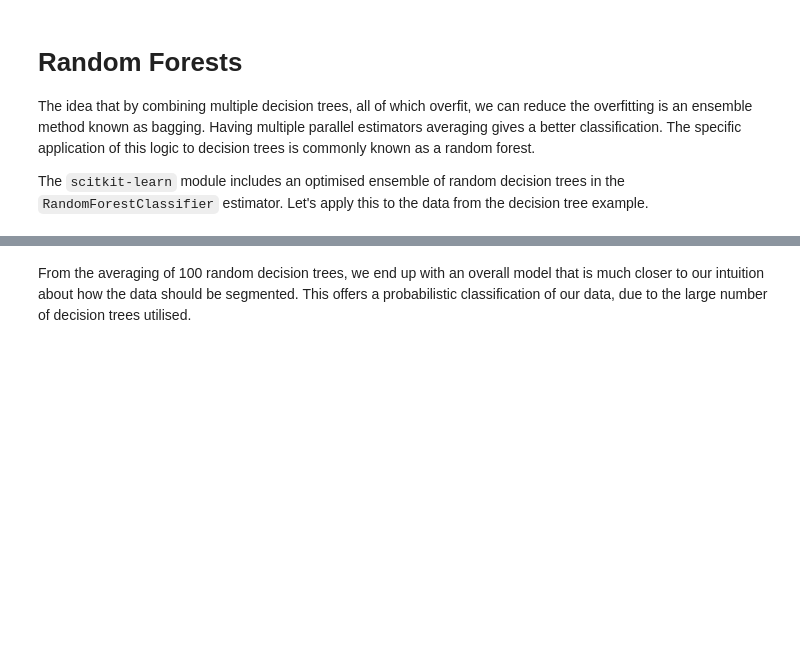
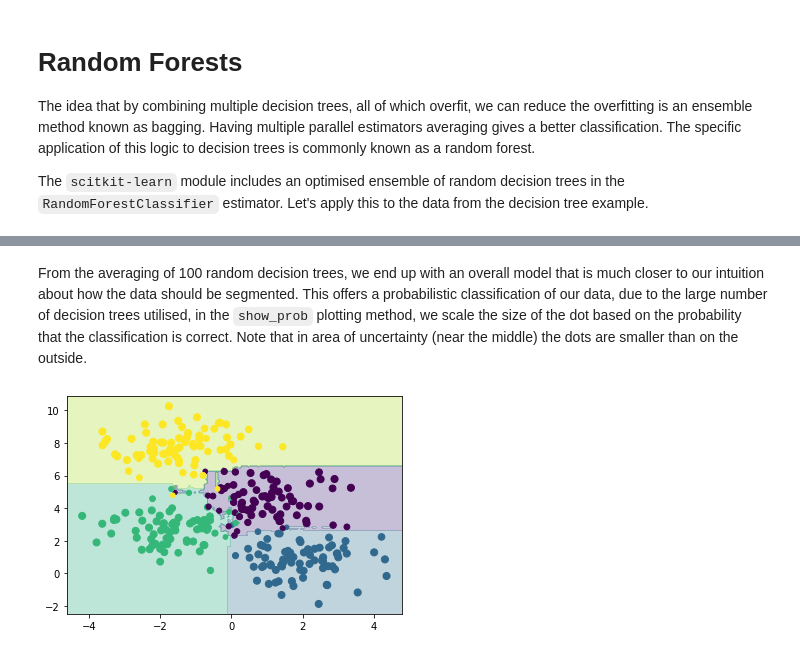
Before and after one commit to arm61/trad_ml_methods, a Jupyter notebook: random_forest.ipynb, the cells around one changed output, grey strips where cells are left out. Drawn from its saved outputs; the diff is of its cells as text; code cells hidden in the pictures; blank space fills up the shorter version.

Commit message:
probability mention

```diff
--- a/random_forest.ipynb
+++ b/random_forest.ipynb
@@ -23,3 +23,10 @@ show(model, X, y, axes)
 # %% [markdown]
 From the averaging of 100 random decision trees, we end up with an overall model that is much closer to our intuition about how the data should be segmented.
-This offers a probabilistic classification of our data, due to the large number of decision trees utilised.
+This offers a probabilistic classification of our data, due to the large number of decision trees utilised, in the `show_prob` plotting method, we scale the size of the dot based on the probability that the classification is correct.
+Note that in area of uncertainty (near the middle) the dots are smaller than on the outside.
+# %%
+fig, axes = plt.subplots(1, 1, figsize=(6, 4))
+show_prob(model, X, y, axes)
+plt.show()
+# %% [output]
+[figure, added]
```
Also changed, not shown: parts of 2 cells of this notebook, 1 other file.
